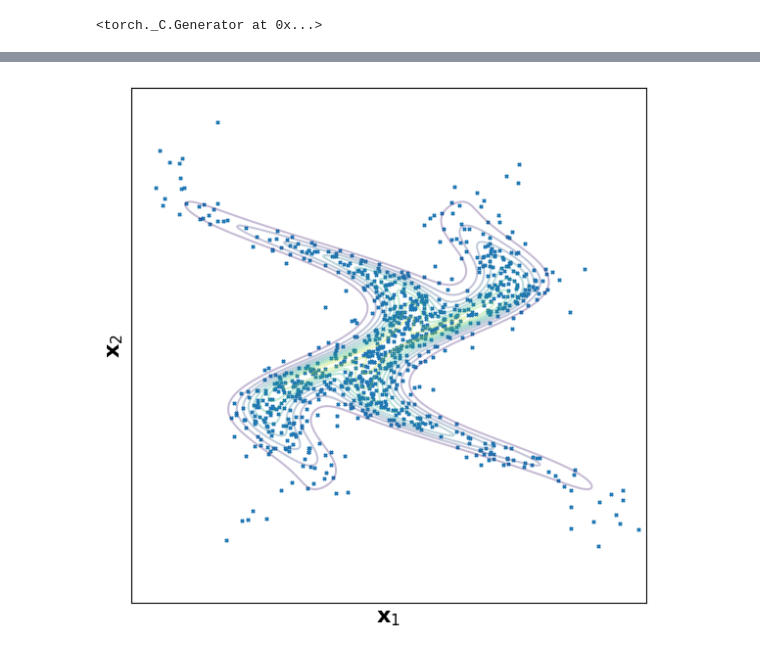
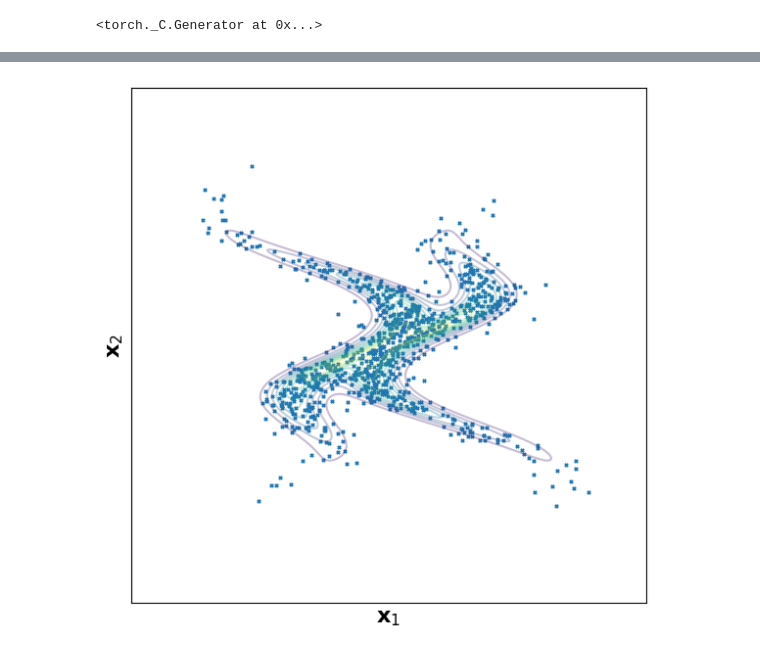
Before and after one commit to wdiepeveen/Riemannian-Archetypal-Analysis, a Jupyter notebook: river_cross_starflow.ipynb, the cells around one changed output, grey strips where cells are left out. Saved outputs shown, nothing was run; the diff lists cells and outputs as text; code cells hidden in the pictures.

```diff
--- a/river_cross_starflow.ipynb
+++ b/river_cross_starflow.ipynb
@@ -183,21 +224,21 @@ plt.show()
 # %%
 data = star_flow.sample(1000)
 
 # plot samples
 plt.figure(figsize=(6, 6))
 plt.contour(X.numpy(), Y.numpy(), log_probs_multi.numpy(), levels=10, cmap='viridis', alpha=0.3)
 plt.scatter(data[:, 0].numpy(), data[:, 1].numpy(), color=plt.cm.tab10(0), marker='x', s=5)
 plt.xlabel(r'$\mathbf{x}_1$')
 plt.ylabel(r'$\mathbf{x}_2$')
-plt.xlim(-4, 4)
-plt.ylim(-4, 4)
+plt.xlim(-5, 5)
+plt.ylim(-5, 5)
 plt.xticks([])
 plt.yticks([])
 plt.tight_layout()
 plt.savefig(os.path.join(results_folder, "samples_starflow.png"))
 plt.show()
 # %% [output]
-[figure, old version]
+[figure, new version]
 # %%
 # construct RAM
 relaxed_Omega_ram = RelaxedRiemannianArchetypalMapping(Omega_manifold, archetypes)
```
Also changed, not shown: parts of 9 cells of this notebook, 14 other files.
